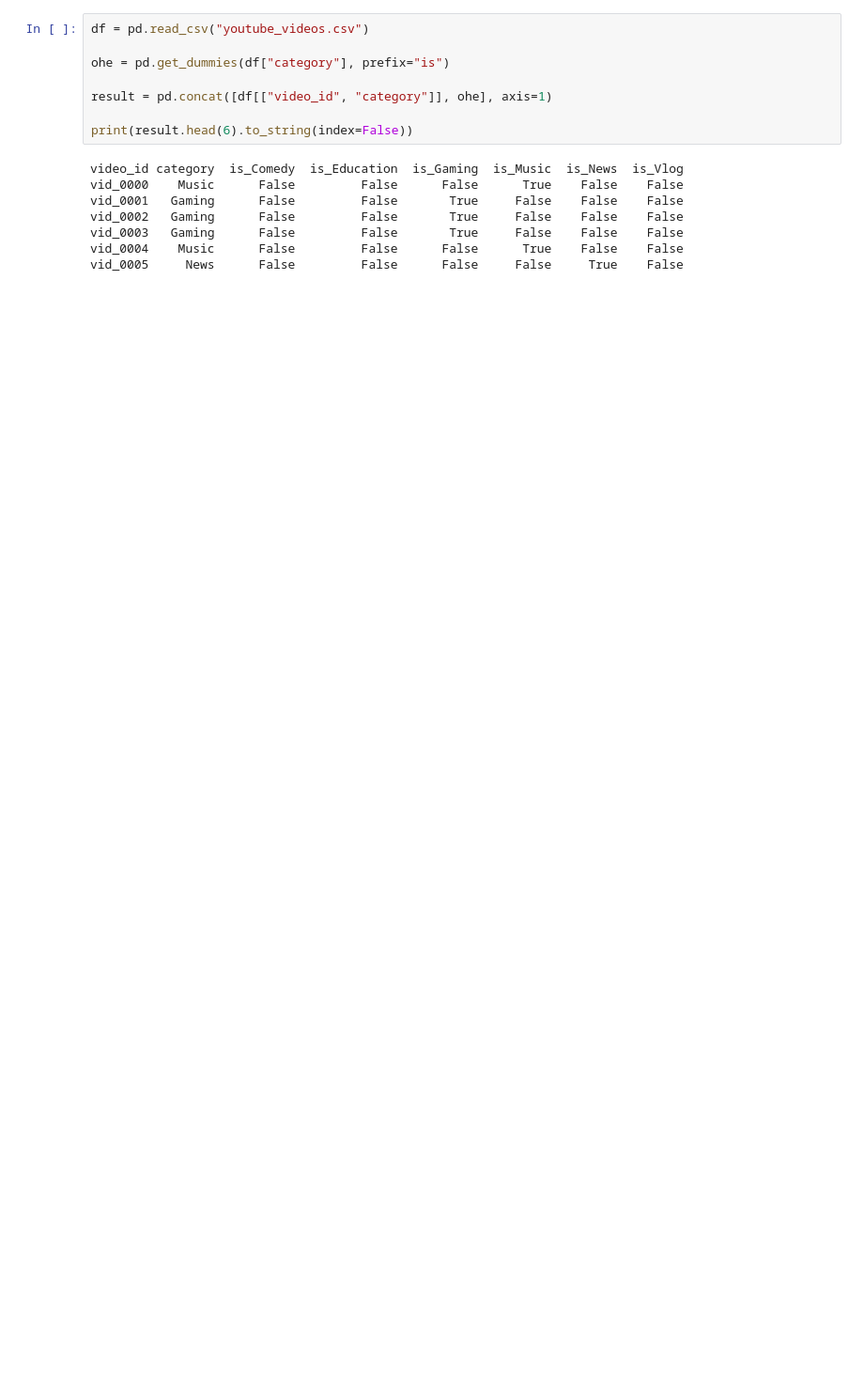
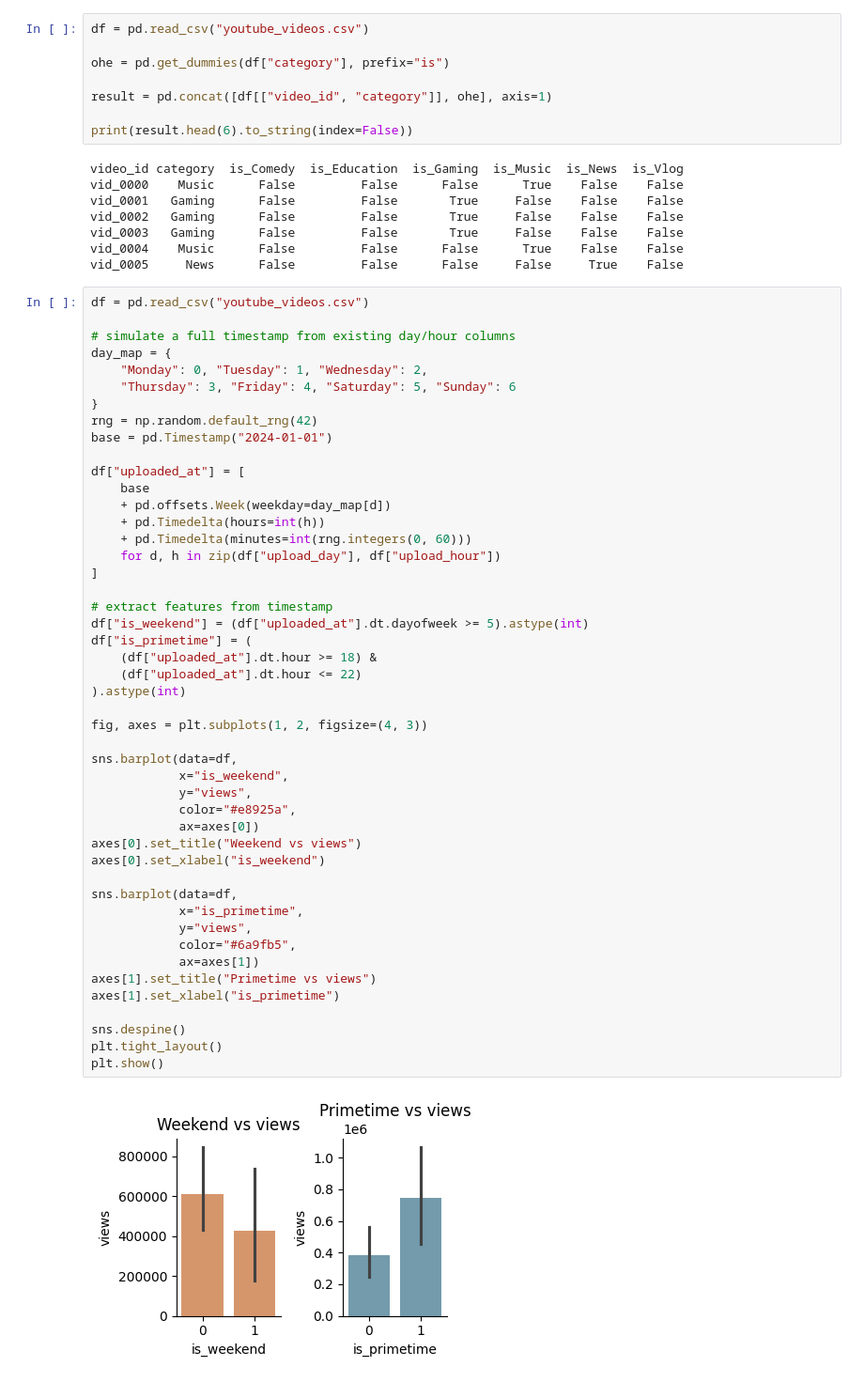
Before and after one commit to ekam-n/Nijjar_Ekam_LabTask, a Jupyter notebook: LabTask04/yt-vids.ipynb, the cells around one changed output. Shown at 94% size. Saved outputs shown, nothing was run; the diff lists cells and outputs as text; blank space fills up the shorter version.

```diff
--- a/LabTask04/yt-vids.ipynb
+++ b/LabTask04/yt-vids.ipynb
@@ -389,3 +389,52 @@ vid_0002   Gaming      False         False       True     False    False    Fals
 vid_0003   Gaming      False         False       True     False    False    False
 vid_0004    Music      False         False      False      True    False    False
 vid_0005     News      False         False      False     False     True    False
+# %%
+df = pd.read_csv("youtube_videos.csv")
+
+# simulate a full timestamp from existing day/hour columns
+day_map = {
+    "Monday": 0, "Tuesday": 1, "Wednesday": 2,
+    "Thursday": 3, "Friday": 4, "Saturday": 5, "Sunday": 6
+}
+rng = np.random.default_rng(42)
+base = pd.Timestamp("2024-01-01")
+
+df["uploaded_at"] = [
+    base
+    + pd.offsets.Week(weekday=day_map[d])
+    + pd.Timedelta(hours=int(h))
+    + pd.Timedelta(minutes=int(rng.integers(0, 60)))
+    for d, h in zip(df["upload_day"], df["upload_hour"])
+]
+
+# extract features from timestamp
+df["is_weekend"] = (df["uploaded_at"].dt.dayofweek >= 5).astype(int)
+df["is_primetime"] = (
+    (df["uploaded_at"].dt.hour >= 18) &
+    (df["uploaded_at"].dt.hour <= 22)
+).astype(int)
+
+fig, axes = plt.subplots(1, 2, figsize=(4, 3))
+
+sns.barplot(data=df,
+            x="is_weekend",
+            y="views",
+            color="#e8925a",
+            ax=axes[0])
+axes[0].set_title("Weekend vs views")
+axes[0].set_xlabel("is_weekend")
+
+sns.barplot(data=df,
+            x="is_primetime",
+            y="views",
+            color="#6a9fb5",
+            ax=axes[1])
+axes[1].set_title("Primetime vs views")
+axes[1].set_xlabel("is_primetime")
+
+sns.despine()
+plt.tight_layout()
+plt.show()
+# %% [output]
+[figure, added]
```
Also changed, not shown: parts of 5 cells of this notebook.
